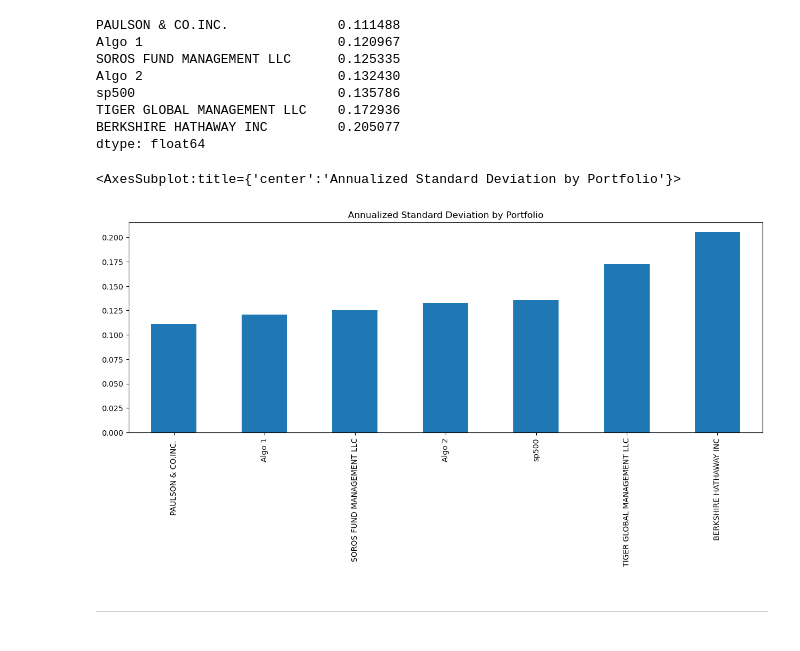
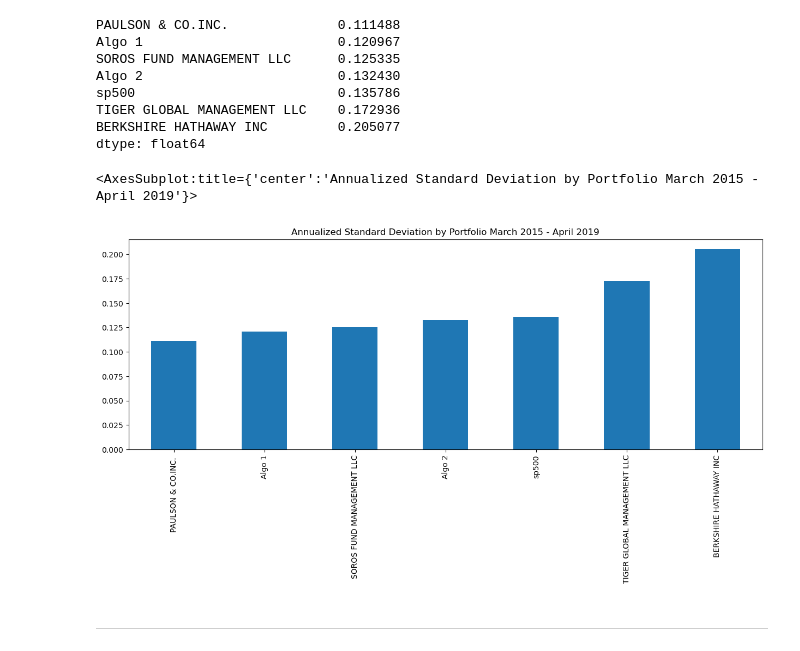
Before and after one commit to mikewenner/Module4_Challenge_Portfolio_Returns, a Jupyter notebook: data/portfolio_analysis.ipynb, the cells around one changed output. Saved outputs shown, nothing was run; the diff lists cells and outputs as text; code cells hidden in the pictures.

```diff
--- a/data/portfolio_analysis.ipynb
+++ b/data/portfolio_analysis.ipynb
@@ -297,10 +298,10 @@ BERKSHIRE HATHAWAY INC         0.205077
 dtype: float64
 # %%
 # looking at the annualized std graphically:
-annual_std.plot(kind = "bar", figsize=(15, 5), title="Annualized Standard Deviation by Portfolio")
+annual_std.plot(kind = "bar", figsize=(15, 5), title="Annualized Standard Deviation by Portfolio March 2015 - April 2019")
 # %% [output]
-<AxesSubplot:title={'center':'Annualized Standard Deviation by Portfolio'}>
+<AxesSubplot:title={'center':'Annualized Standard Deviation by Portfolio March 2015 - April 2019'}>
-[figure, old version]
+[figure, new version]
 # %% [markdown]
 ---
 # %% [markdown]
```
Also changed, not shown: parts of 14 cells of this notebook, 1 other file.
